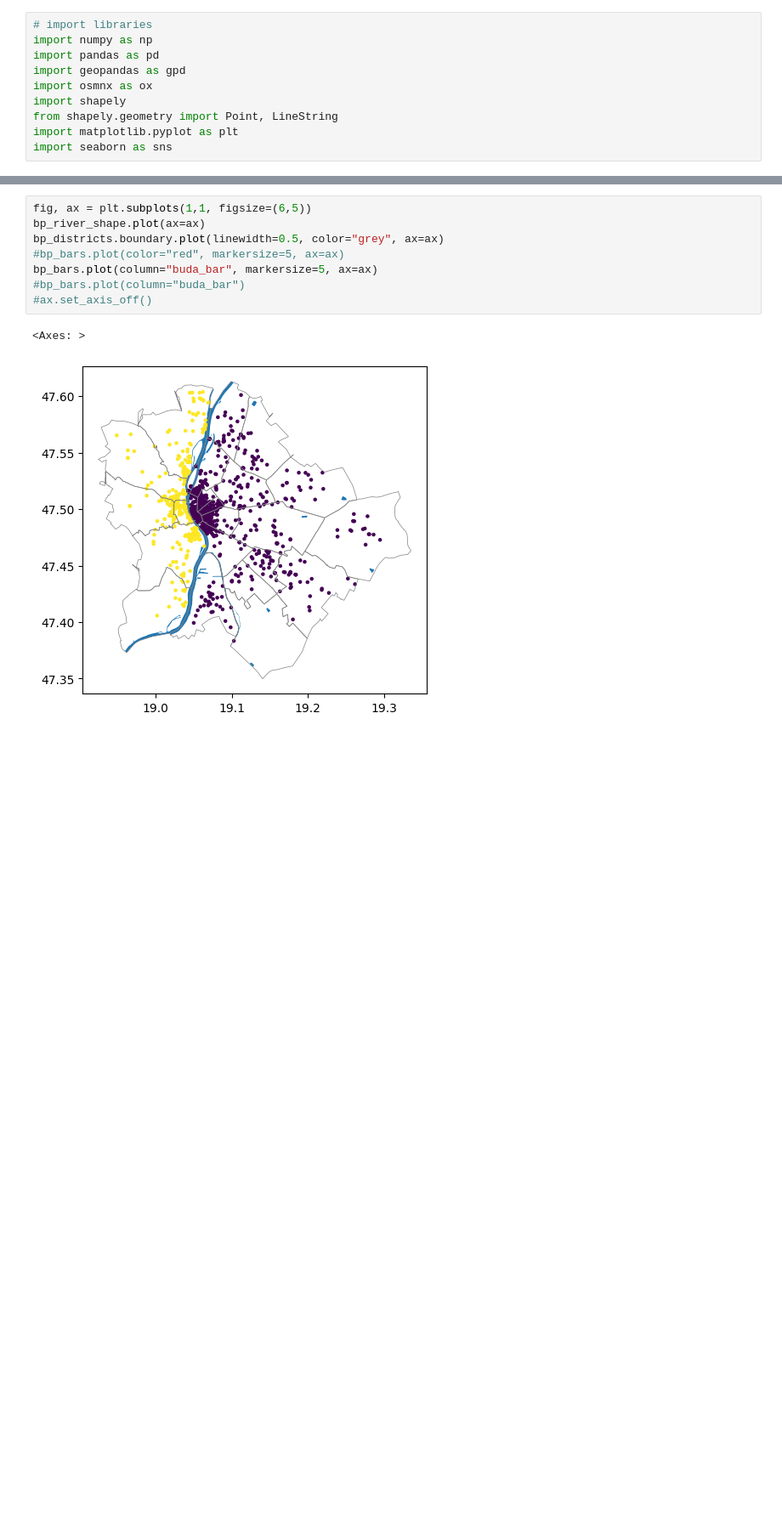
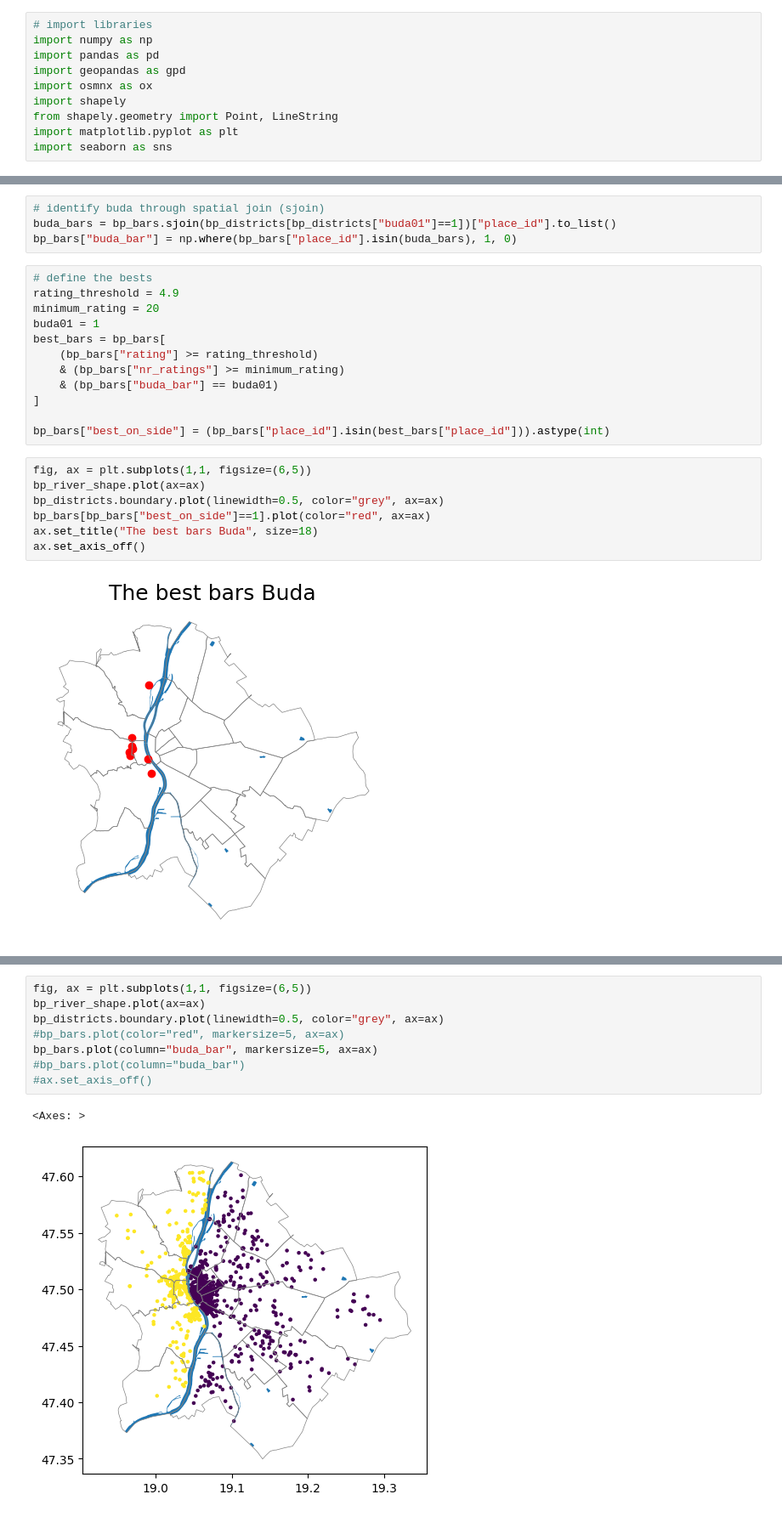
Before and after one commit to sandorjuhasz/geoDS_guest_lectures, a Jupyter notebook: code/part1_geoDS_intro_to_geographic_data.ipynb, the cells around one changed output, grey strips where cells are left out. Shown at 85% size. Drawn from its saved outputs; the diff is of its cells as text; blank space fills up the shorter version.

Commit message:
basic ploting and shapefiles

```diff
--- a/code/part1_geoDS_intro_to_geographic_data.ipynb
+++ b/code/part1_geoDS_intro_to_geographic_data.ipynb
@@ -33,0 +41,25 @@ ax.set_axis_off()
+# %%
+# identify buda through spatial join (sjoin)
+buda_bars = bp_bars.sjoin(bp_districts[bp_districts["buda01"]==1])["place_id"].to_list()
+bp_bars["buda_bar"] = np.where(bp_bars["place_id"].isin(buda_bars), 1, 0)
+# %%
+# define the bests
+rating_threshold = 4.9
+minimum_rating = 20
+buda01 = 1
+best_bars = bp_bars[
+    (bp_bars["rating"] >= rating_threshold)
+    & (bp_bars["nr_ratings"] >= minimum_rating)
+    & (bp_bars["buda_bar"] == buda01)
+]
+
+bp_bars["best_on_side"] = (bp_bars["place_id"].isin(best_bars["place_id"])).astype(int)
+# %%
+fig, ax = plt.subplots(1,1, figsize=(6,5))
+bp_river_shape.plot(ax=ax)
+bp_districts.boundary.plot(linewidth=0.5, color="grey", ax=ax)
+bp_bars[bp_bars["best_on_side"]==1].plot(color="red", ax=ax)
+ax.set_title("The best bars Buda", size=18)
+ax.set_axis_off()
+# %% [output]
+[figure, added]
```
Also changed, not shown: parts of 14 cells of this notebook.
